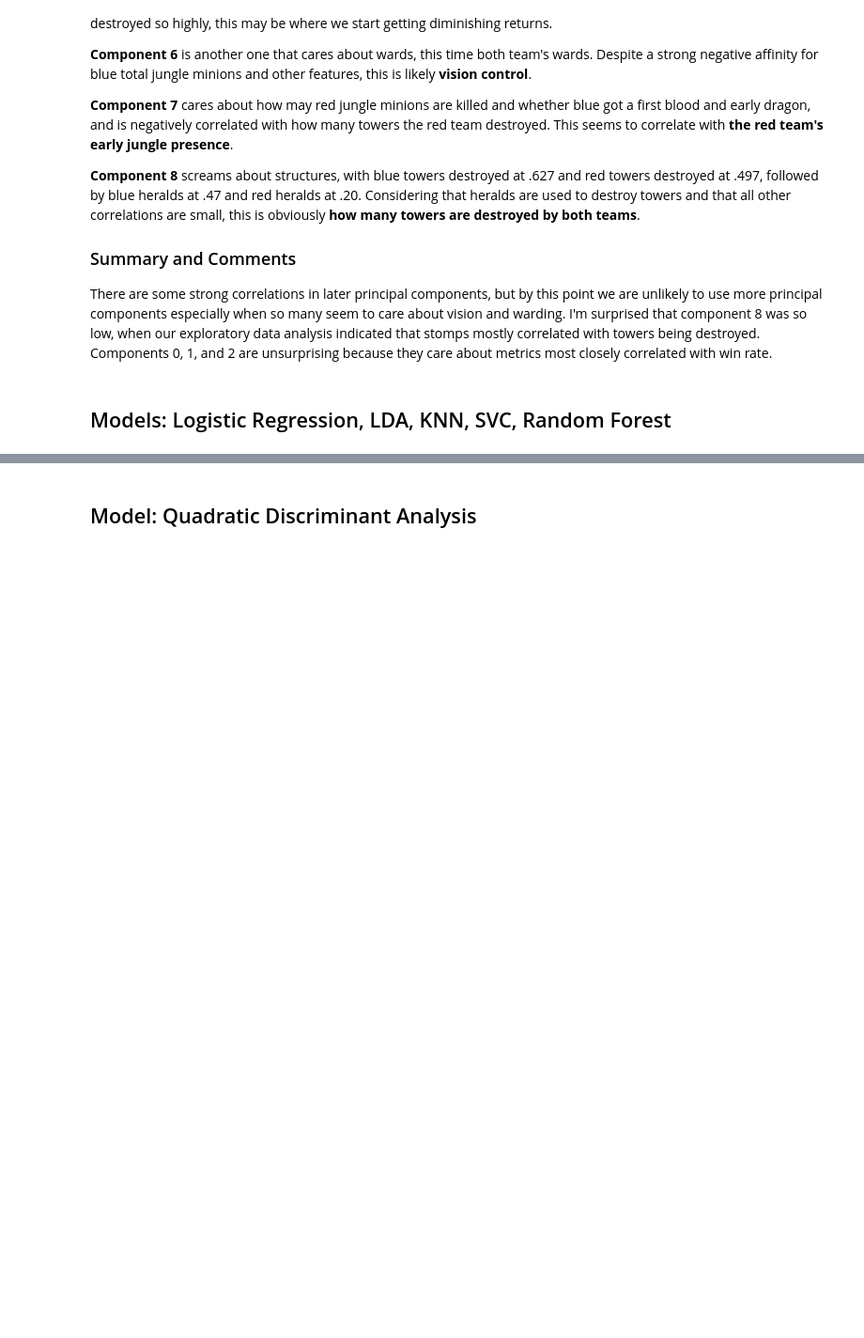
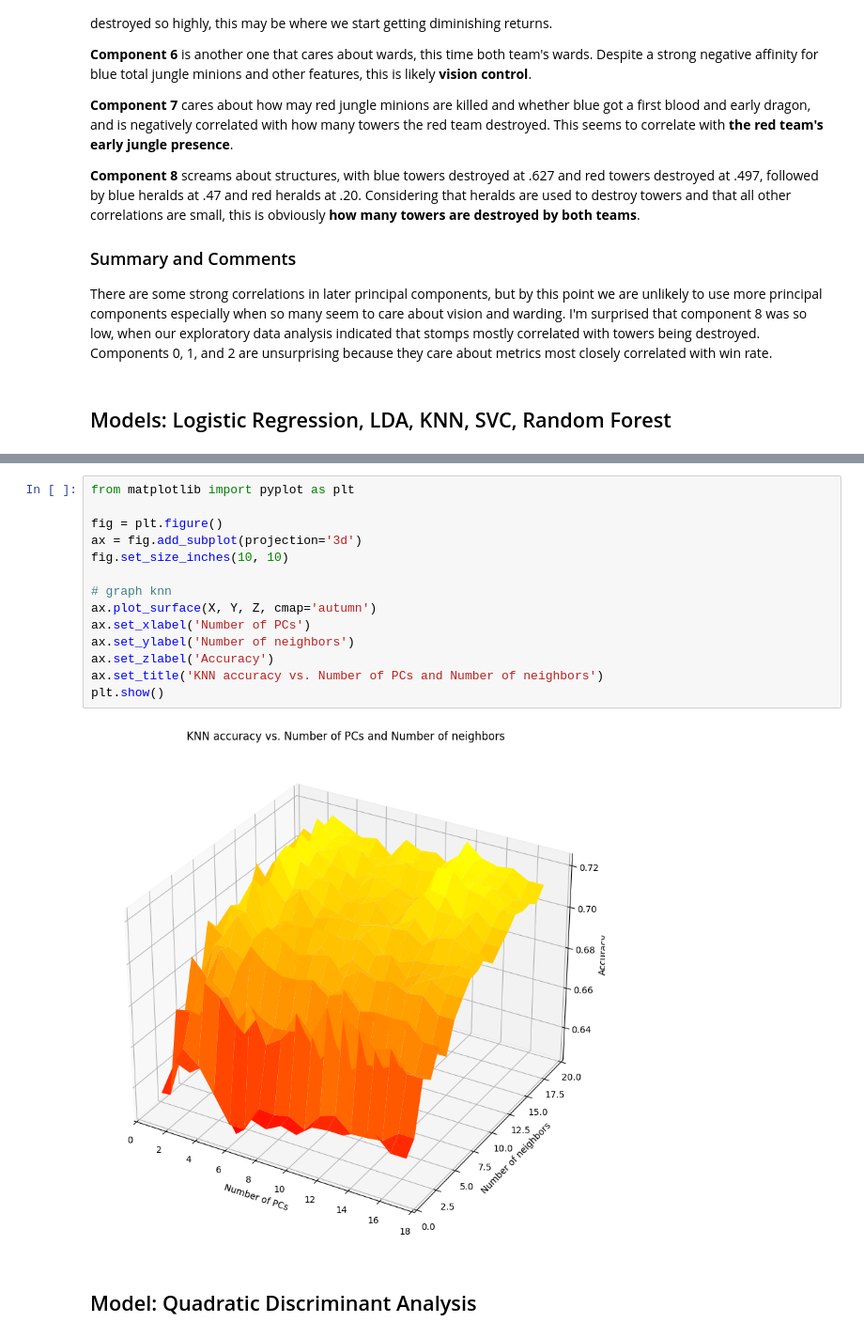
Before and after one commit to samlowe106/LeagueOfLosers, a Jupyter notebook: notebooks/2 PCA Supervised Learning.ipynb, the cells around one changed output, grey strips where cells are left out. Shown at 94% size. Drawn from its saved outputs; the diff is of its cells as text; blank space fills up the shorter version.

```diff
--- a/notebooks/2 PCA Supervised Learning.ipynb
+++ b/notebooks/2 PCA Supervised Learning.ipynb
@@ -175,3 +198,19 @@ Now training Random Forest model... done (0:00:47.683104) and max accuracy of 0.
+# %%
+from matplotlib import pyplot as plt
+
+fig = plt.figure()
+ax = fig.add_subplot(projection='3d')
+fig.set_size_inches(10, 10)
+
+# graph knn
+ax.plot_surface(X, Y, Z, cmap='autumn')
+ax.set_xlabel('Number of PCs')
+ax.set_ylabel('Number of neighbors')
+ax.set_zlabel('Accuracy')
+ax.set_title('KNN accuracy vs. Number of PCs and Number of neighbors')
+plt.show()
+# %% [output]
+[figure, added]
 # %% [markdown]
 ## Model: Quadratic Discriminant Analysis
 # %%
```
Also changed, not shown: parts of 10 cells of this notebook.
